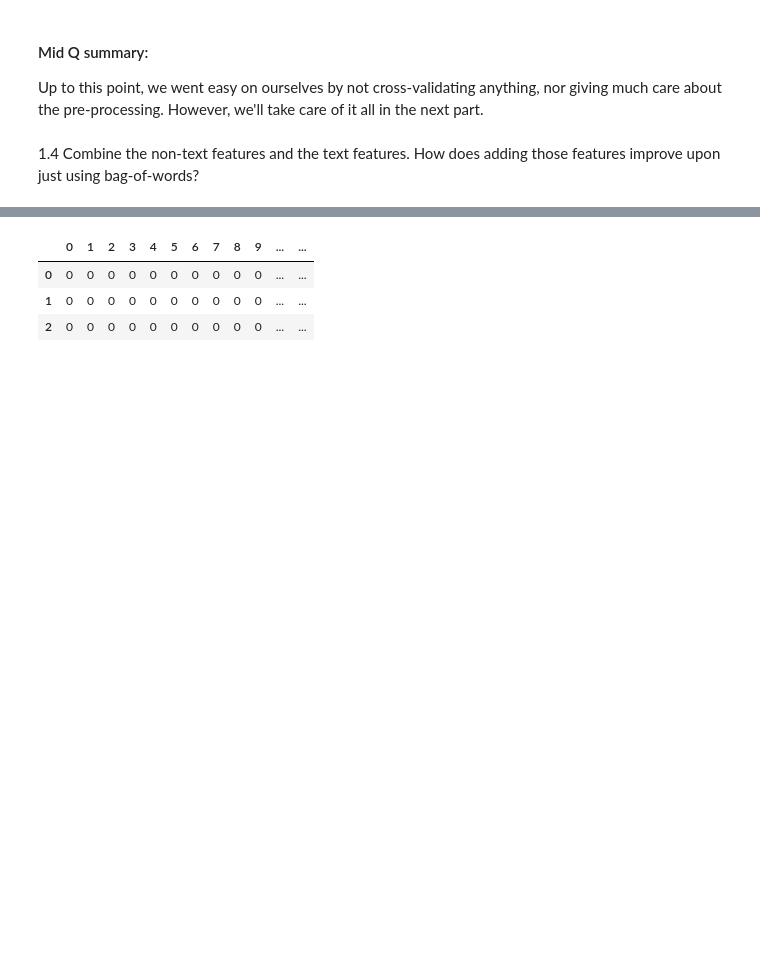
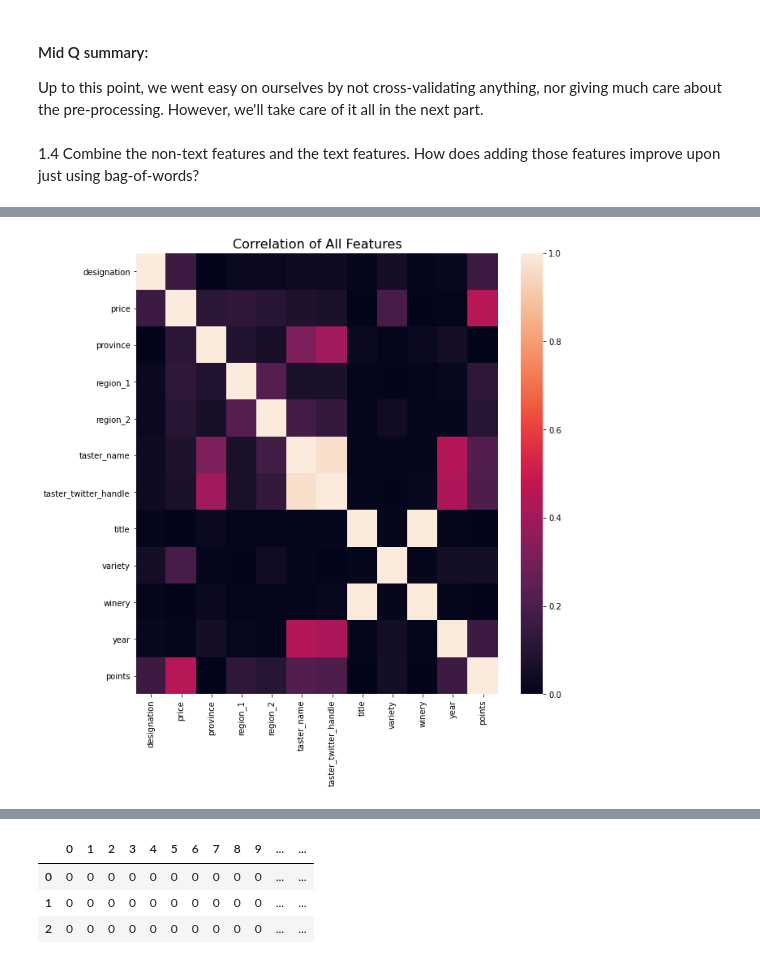
Before and after one commit to Matt88Ac/AdvancedML_Assignment4, a Jupyter notebook: Advanced Machine Learning - HW #4.ipynb, the cells around one changed output, grey strips where cells are left out. Saved outputs shown, nothing was run; the diff lists cells and outputs as text; code cells hidden in the pictures; blank space fills up the shorter version.

```diff
--- a/Advanced Machine Learning - HW #4.ipynb
+++ b/Advanced Machine Learning - HW #4.ipynb
@@ -636,0 +472,15 @@ description = None
+# %%
+import pandas as pd
+import numpy as np
+import seaborn as sns
+from matplotlib import pyplot as plt
+from imblearn.over_sampling import SMOTE
+from sklearn.feature_extraction.text import TfidfTransformer, CountVectorizer
+from sklearn.pipeline import make_pipeline
+
+x = pd.read_csv('winemag-data-130k-v2.csv', index_col=0)
+x = x.loc[x['country'] == 'US']
+x = x.reset_index(drop=True)
+y = x['points']
+x.drop(columns=['points', 'country'], inplace=True)
+x.head(3)
@@ -636,0 +562,2 @@ description = None
+# %%
+x['designation'] = x['designation'].fillna(value='unknown')
@@ -636,0 +603,19 @@ description = None
+# %%
+def get_year(row):
+    _t = row['title']
+    _x = row['winery']
+    _w = row['designation']
+    _z = row['variety']
+    _v = row['region_1']
+
+    _words = _t.split(_x)[1][1:].split(' ')
+    if _words[0].isnumeric():
+        return int(_words[0])
+
+    elif _words[0] == 'NV':
+        if _w == 'unknown':
+            return np.nan
+        else:
+            #print(_w.split(' '))
+            return np.nan
+x['year'] = x.apply(lambda z: get_year(z), axis=1)
@@ -636,0 +631,10 @@ description = None
+# %%
+temp_df = x.apply(lambda z: z.astype('category').cat.codes if z.dtype == object else z)
+temp_df['points'] = y.copy()
+plt.figure(figsize=(10, 10))
+plt.title('Correlation of All Features',y=1,size=16)
+sns.heatmap(temp_df.corr().abs(), vmax=1, vmin=0, ax=plt.gca())
+plt.show()
+temp_df = None
+# %% [output]
+[figure, added]
```
Also changed, not shown: parts of 39 cells of this notebook.
